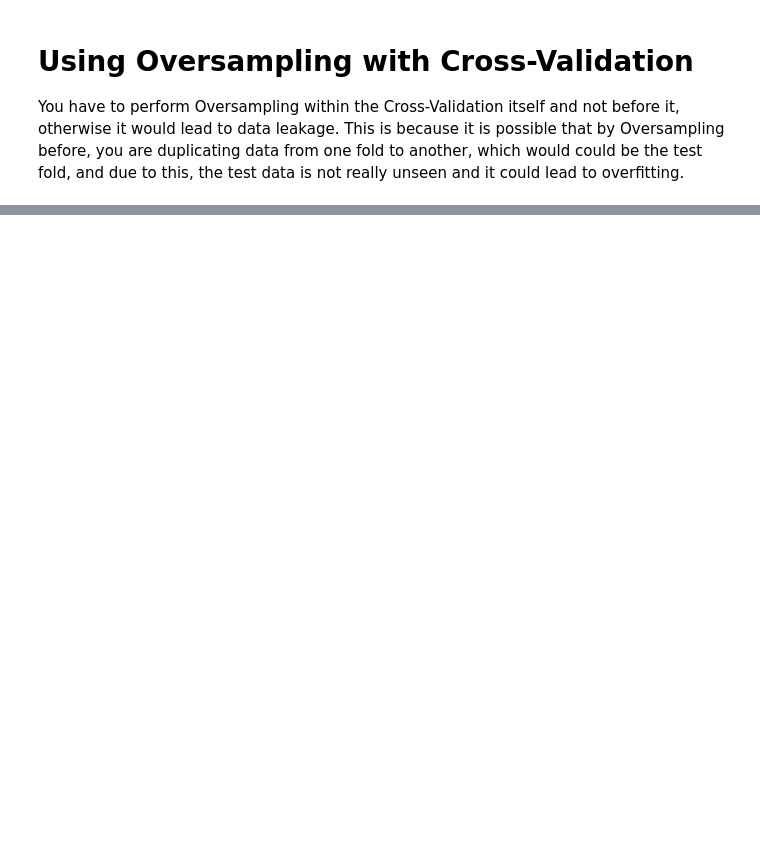
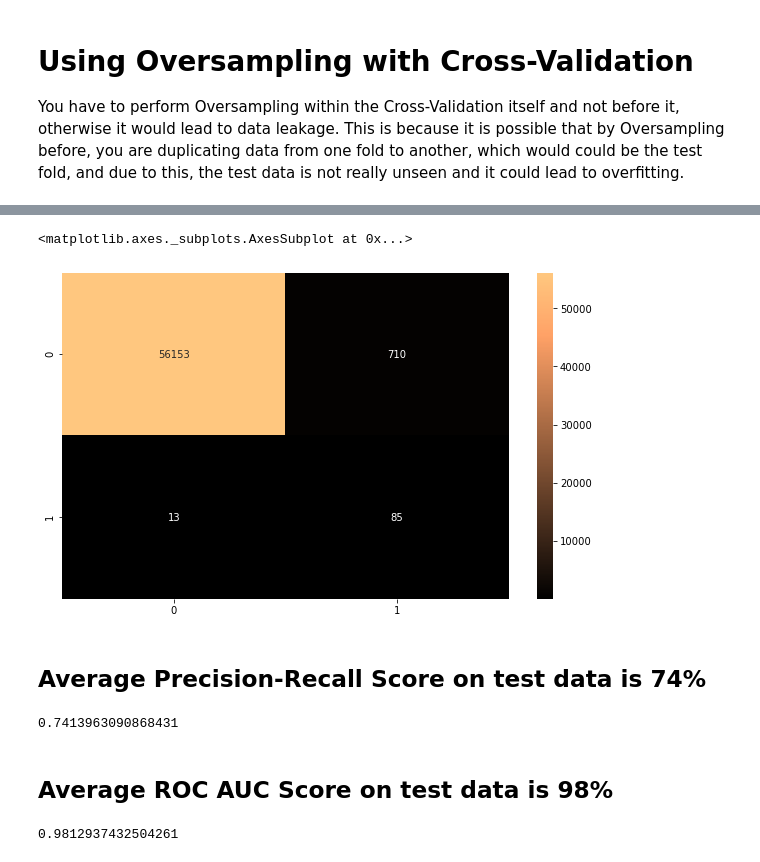
Before and after one commit to james-jasvin/Credit-Card-Fraud-Detection, a Jupyter notebook: Credit Card Fraud Detection.ipynb, the cells around one changed output, grey strips where cells are left out. Saved outputs shown, nothing was run; the diff lists cells and outputs as text; code cells hidden in the pictures; blank space fills up the shorter version.

```diff
--- a/Credit Card Fraud Detection.ipynb
+++ b/Credit Card Fraud Detection.ipynb
@@ -480,0 +512,19 @@ Xsm_train, ysm_train = sm.fit_sample(X_train, y_train)
+# %%
+from sklearn.model_selection import GridSearchCV
+
+log_reg_params = {"penalty": ['l1', 'l2'], 'C': [0.001, 0.01, 0.1, 1, 10, 100, 1000]}
+
+# Creating a GridSearchCV model using the log_reg_params we did for RandomizedCV
+grid_log_reg = GridSearchCV(LogisticRegression(), log_reg_params)
+
+# Creating a new SMOTE model
+smote_model = SMOTE(sampling_strategy='minority', random_state=42)
+
+# Oversampling the training data on smote_model
+Xsm_train, ysm_train = smote_model.fit_sample(X_train, y_train)
+
+# Thus data has been oversampled
+print("Original y_train counts")
+print(y_train.value_counts())
+print("\nOversampled y_train counts")
+print(ysm_train.value_counts())
@@ -481,5 +541,4 @@ Xsm_train, ysm_train = sm.fit_sample(X_train, y_train)
 # %%
-log_reg_sm = grid_log_reg.best_estimator_
-
-log_reg_sm.fit(Xsm_train, ysm_train)
+# Takes a lot of time
+grid_log_reg.fit(Xsm_train, ysm_train)
 # %% [output]
@@ -486,0 +559,5 @@ AttributeError: 'GridSearchCV' object has no attribute 'best_estimator_'
+# %%
+# Fit the Oversampled training data on the best estimator and the best parameters obtained from GridSearch
+best_est_grid = grid_log_reg.best_estimator_
+
+best_est_grid.fit(Xsm_train, ysm_train)
@@ -486,0 +570,8 @@ AttributeError: 'GridSearchCV' object has no attribute 'best_estimator_'
+# %%
+grid_log_reg_predictions = best_est_grid.predict(X_test)
+
+print("Classification Report for Randomized CV")
+print(classification_report_imbalanced(y_true=y_test, y_pred=rand_log_reg_prediction))
+
+
+print(classification_report_imbalanced(y_true=y_test, y_pred=grid_log_reg_predictions))
@@ -486,0 +614,24 @@ AttributeError: 'GridSearchCV' object has no attribute 'best_estimator_'
+# %%
+from sklearn.metrics import confusion_matrix
+
+confusion_matrix_log_reg = confusion_matrix(y_true=y_test, y_pred=grid_log_reg_predictions)
+
+plt.figure(figsize=(10,6))
+sns.heatmap(confusion_matrix_log_reg, annot=True, cmap='copper', fmt='d')
+# %% [output]
+<matplotlib.axes._subplots.AxesSubplot at 0x...>
+[figure, added]
+# %% [markdown]
+<h2> Average Precision-Recall Score on test data is 74% </h2>
+# %%
+y_score = best_est_grid.predict_proba(X_test)[:, 1]
+
+average_precision_score(y_test, y_score)
+# %% [output]
+0.7413963090868431
+# %% [markdown]
+<h2> Average ROC AUC Score on test data is 98% </h2>
+# %%
+roc_auc_score(y_test, y_score)
+# %% [output]
+0.9812937432504261
```
Also changed, not shown: parts of 31 cells of this notebook.
